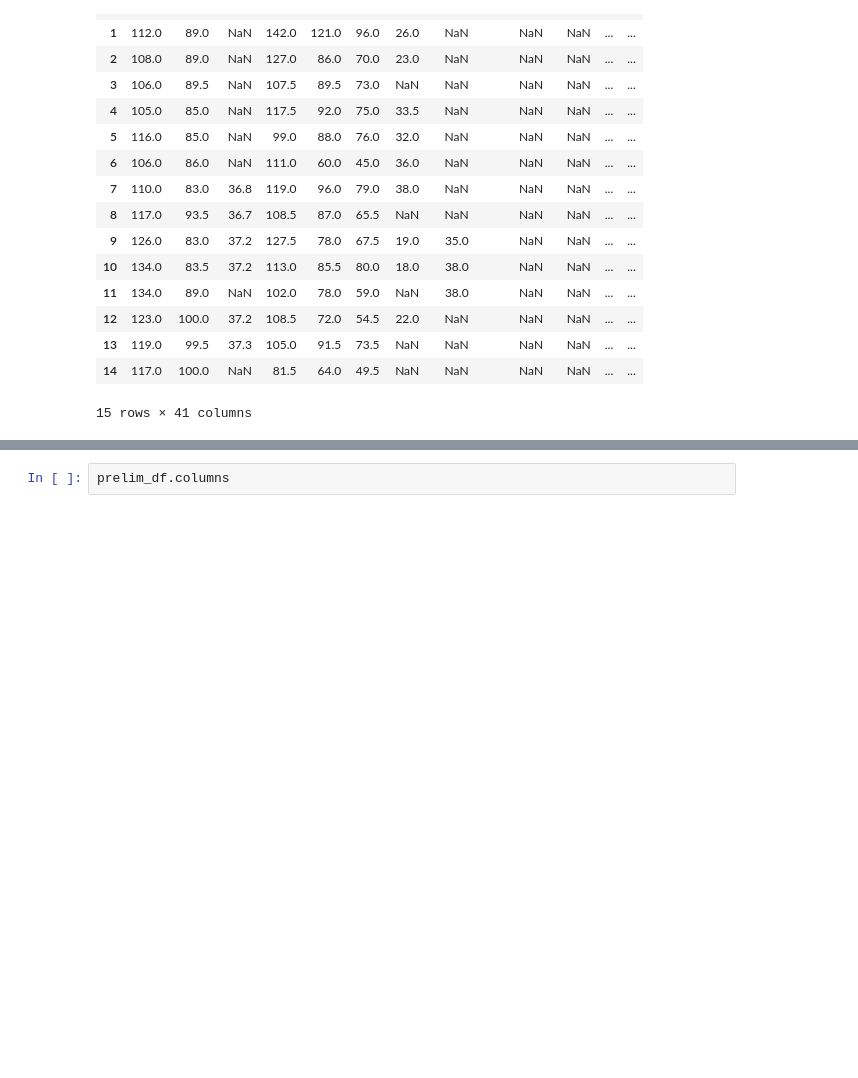
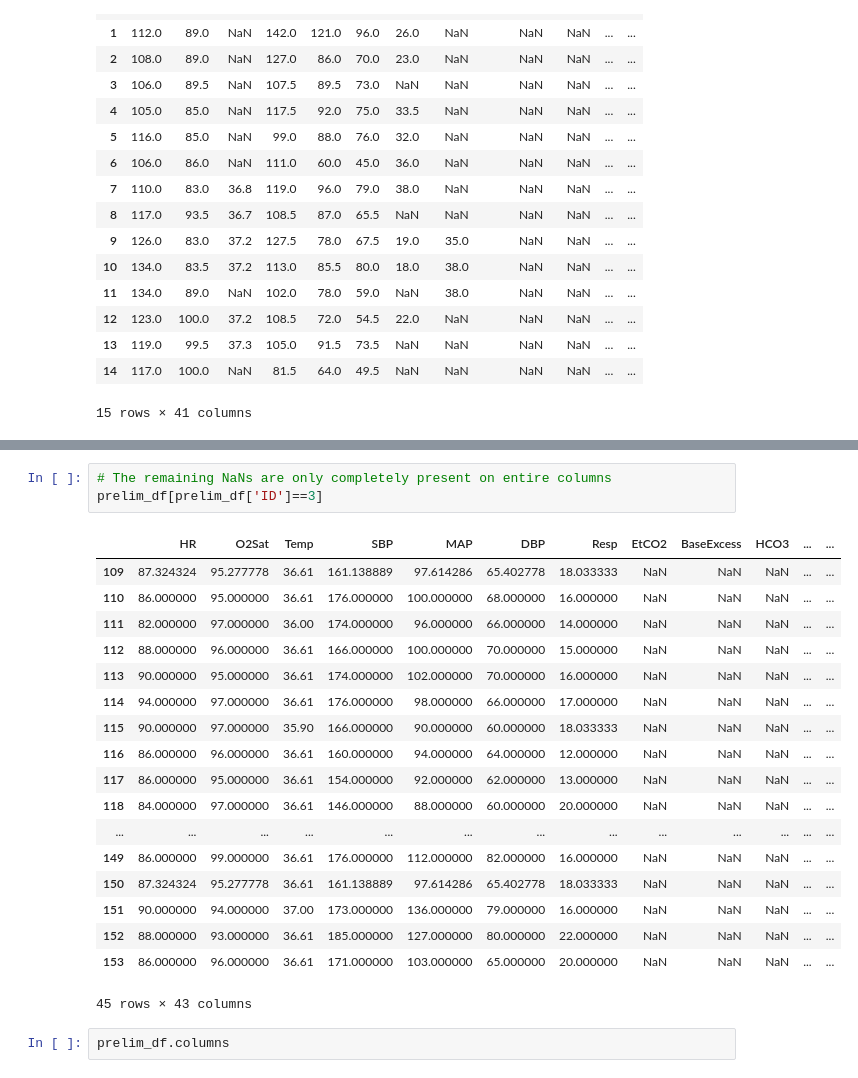
Before and after one commit to Fryman93/SprungBoard, a Jupyter notebook: Capstone 2/Sepsis/Sepsis.ipynb, the cells around one changed output, grey strips where cells are left out. Drawn from its saved outputs; the diff is of its cells as text; blank space fills up the shorter version.

```diff
--- a/Capstone 2/Sepsis/Sepsis.ipynb
+++ b/Capstone 2/Sepsis/Sepsis.ipynb
@@ -307,6 +235,28 @@ for patientID, file in enumerate(patient_files):
     prelim.append(patient)
 
 prelim_df = pd.concat(prelim, ignore_index=True)
+# %%
+# The remaining NaNs are only completely present on entire columns
+prelim_df[prelim_df['ID']==3]
+# %% [output]
+|  | HR | O2Sat | Temp | SBP | MAP | DBP | Resp | EtCO2 | BaseExcess | HCO3 | ... | ... |
+| 109 | 87.324324 | 95.277778 | 36.61 | 161.138889 | 97.614286 | 65.402778 | 18.033333 | NaN | NaN | NaN | ... | ... |
+| 110 | 86.000000 | 95.000000 | 36.61 | 176.000000 | 100.000000 | 68.000000 | 16.000000 | NaN | NaN | NaN | ... | ... |
+| 111 | 82.000000 | 97.000000 | 36.00 | 174.000000 | 96.000000 | 66.000000 | 14.000000 | NaN | NaN | NaN | ... | ... |
+| 112 | 88.000000 | 96.000000 | 36.61 | 166.000000 | 100.000000 | 70.000000 | 15.000000 | NaN | NaN | NaN | ... | ... |
+| 113 | 90.000000 | 95.000000 | 36.61 | 174.000000 | 102.000000 | 70.000000 | 16.000000 | NaN | NaN | NaN | ... | ... |
+| 114 | 94.000000 | 97.000000 | 36.61 | 176.000000 | 98.000000 | 66.000000 | 17.000000 | NaN | NaN | NaN | ... | ... |
+| 115 | 90.000000 | 97.000000 | 35.90 | 166.000000 | 90.000000 | 60.000000 | 18.033333 | NaN | NaN | NaN | ... | ... |
+| 116 | 86.000000 | 96.000000 | 36.61 | 160.000000 | 94.000000 | 64.000000 | 12.000000 | NaN | NaN | NaN | ... | ... |
+| 117 | 86.000000 | 95.000000 | 36.61 | 154.000000 | 92.000000 | 62.000000 | 13.000000 | NaN | NaN | NaN | ... | ... |
+| 118 | 84.000000 | 97.000000 | 36.61 | 146.000000 | 88.000000 | 60.000000 | 20.000000 | NaN | NaN | NaN | ... | ... |
+| ... | ... | ... | ... | ... | ... | ... | ... | ... | ... | ... | ... | ... |
+| 149 | 86.000000 | 99.000000 | 36.61 | 176.000000 | 112.000000 | 82.000000 | 16.000000 | NaN | NaN | NaN | ... | ... |
+| 150 | 87.324324 | 95.277778 | 36.61 | 161.138889 | 97.614286 | 65.402778 | 18.033333 | NaN | NaN | NaN | ... | ... |
+| 151 | 90.000000 | 94.000000 | 37.00 | 173.000000 | 136.000000 | 79.000000 | 16.000000 | NaN | NaN | NaN | ... | ... |
+| 152 | 88.000000 | 93.000000 | 36.61 | 185.000000 | 127.000000 | 80.000000 | 22.000000 | NaN | NaN | NaN | ... | ... |
+| 153 | 86.000000 | 96.000000 | 36.61 | 171.000000 | 103.000000 | 65.000000 | 20.000000 | NaN | NaN | NaN | ... | ... |
+45 rows × 43 columns
 # %%
 prelim_df.columns
 # %% [output]
```
Also changed, not shown: parts of 29 cells of this notebook.
